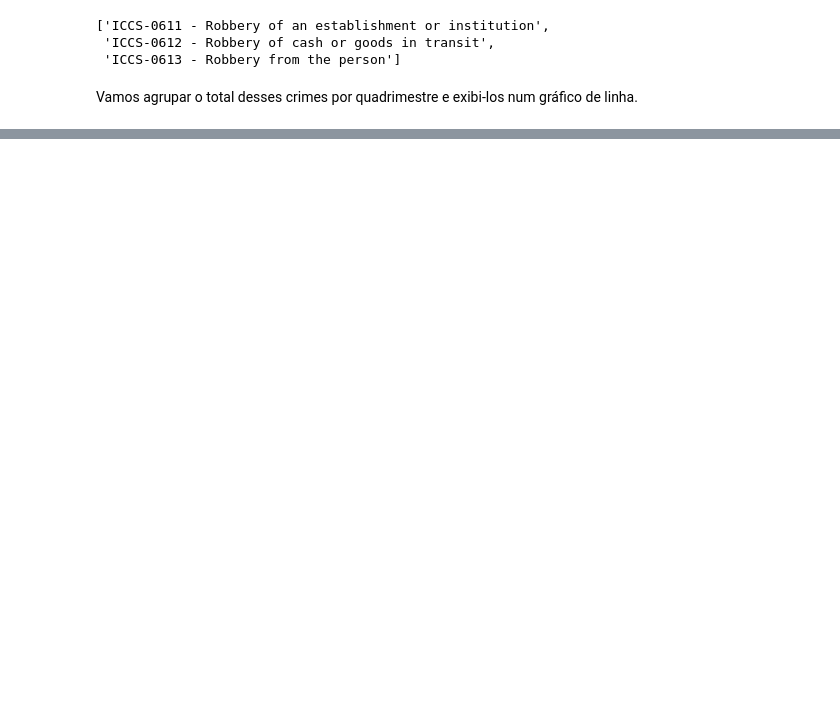
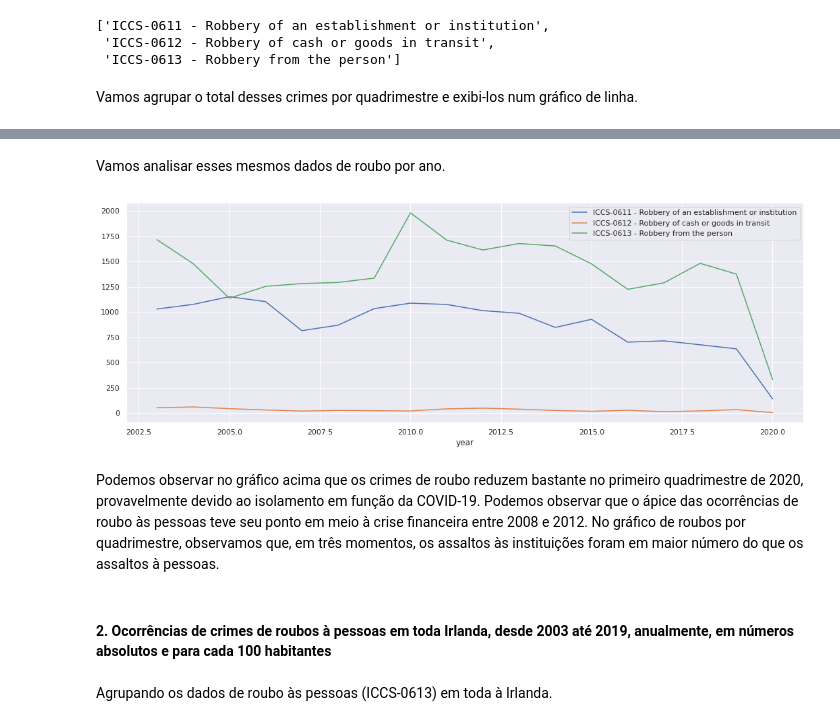
Before and after one commit to gustavopierre/data_science_portfolio, a Jupyter notebook: Um_Passo_a_Passo_Para_Analise_Crimes_na_Irlanda.ipynb, the cells around one changed output, grey strips where cells are left out. Saved outputs shown, nothing was run; the diff lists cells and outputs as text; code cells hidden in the pictures; blank space fills up the shorter version.

```diff
--- a/Um_Passo_a_Passo_Para_Analise_Crimes_na_Irlanda.ipynb
+++ b/Um_Passo_a_Passo_Para_Analise_Crimes_na_Irlanda.ipynb
@@ -522,0 +543,13 @@ https://colab.research.google.com/github/la-counts/data-adventures/blob/master/I
+# %% [markdown]
+Vamos analisar esses mesmos dados de roubo por ano.
+# %%
+robbery_year = new_df[robbery].groupby(new_df['year'])
+graph_robbery_year = robbery_year.sum().plot(figsize=(18, 6), grid=True)
+# %% [output]
+[figure, added]
+# %% [markdown]
+Podemos observar no gráfico acima que os crimes de roubo reduzem bastante no primeiro quadrimestre de 2020, provavelmente devido ao isolamento em função da COVID-19. Podemos observar que o ápice das ocorrências de roubo às pessoas teve seu ponto em meio à crise financeira entre 2008 e 2012. No gráfico de roubos por quadrimestre, observamos que, em três momentos, os assaltos às instituições foram em maior número do que os assaltos à pessoas.
+# %% [markdown]
+#### **2. Ocorrências de crimes de roubos à pessoas em toda Irlanda, desde 2003 até 2019, anualmente, em números absolutos e para cada 100 habitantes**
+# %% [markdown]
+Agrupando os dados de roubo às pessoas (ICCS-0613) em toda à Irlanda.
```
Also changed, not shown: parts of 110 cells of this notebook.
